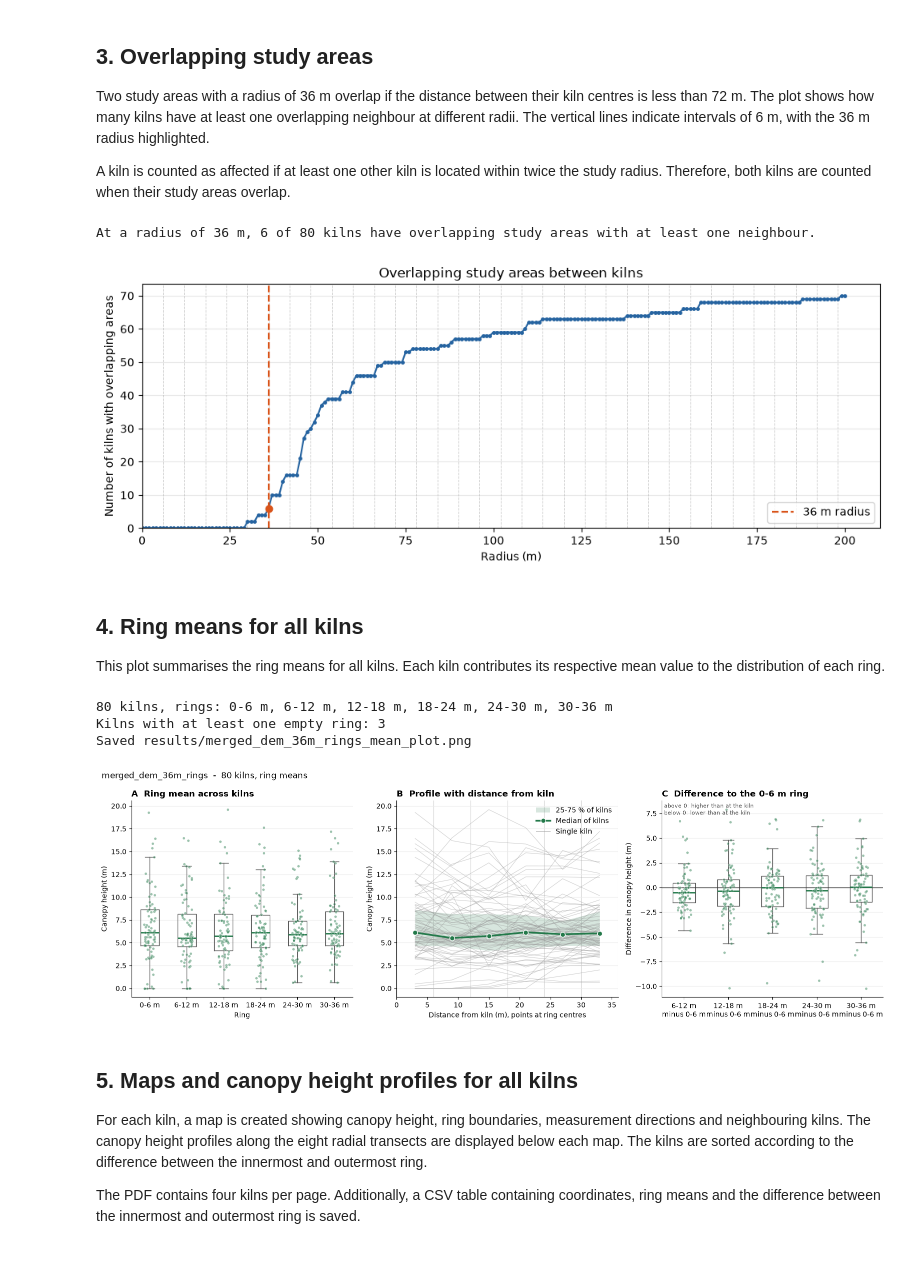
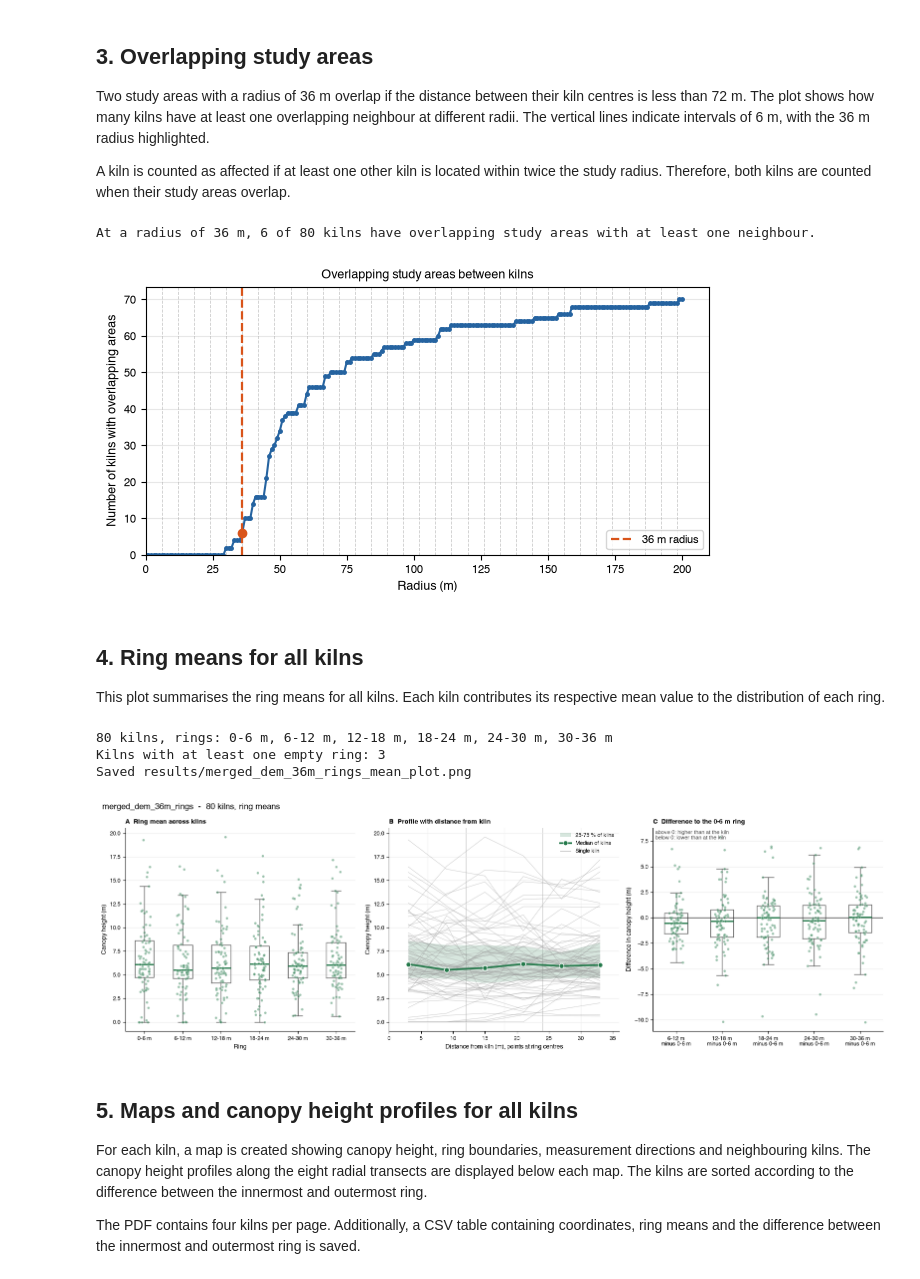
Before and after one commit to fabianott/GEO-715-Project, a Jupyter notebook: new testfolder/kiln_visualisation.ipynb, the cells around one changed output. Saved outputs shown, nothing was run; the diff lists cells and outputs as text; code cells hidden in the pictures.

```diff
--- a/new testfolder/kiln_visualisation.ipynb
+++ b/new testfolder/kiln_visualisation.ipynb
@@ -64,6 +64,18 @@ COLSCHEME = {
 }
 
 Path(BASE["out_dir"]).mkdir(exist_ok=True)
+
+plt.rcParams.update({
+    "font.family": "sans-serif",
+    "font.sans-serif": ["Helvetica", "Arial", "DejaVu Sans"],
+    "pdf.fonttype": 42,
+    "font.size": 9,
+    "axes.labelsize": 9,
+    "axes.titlesize": 9,
+    "xtick.labelsize": 8,
+    "ytick.labelsize": 8,
+    "legend.fontsize": 8,
+})
 # %% [markdown]
 ## 2. Ring analysis: 0–36 m
 
@@ -164,36 +176,36 @@ nearest_neighbour = distances.min(axis=1)
 
 radii = np.arange(0, 201)
 overlap_counts = np.array([(nearest_neighbour < 2 * radius).sum() for radius in radii])
 
 count_36m = int((nearest_neighbour < 72).sum())
 print(f"At a radius of 36 m, {count_36m} of {len(kilns)} kilns have overlapping study areas with at least one neighbour.")
 
-fig, ax = plt.subplots(figsize=(10, 4))
+fig, ax = plt.subplots(figsize=(6.3, 3.5))
 
 ax.plot(radii, overlap_counts, color=COLSCHEME["smoke"][2],
         marker="o", markersize=2.5)
 
 for radius in range(6, 201, 6):
     ax.axvline(radius, color="0.8", linestyle="--", linewidth=0.6, zorder=0)
 
 ax.axvline(36, color=COLSCHEME["ember"][2], linestyle="--", linewidth=1.6,
            label="36 m radius")
 
 ax.scatter([36], [count_36m], color=COLSCHEME["ember"][2], zorder=3)
 
 ax.set_xlabel("Radius (m)")
 ax.set_ylabel("Number of kilns with overlapping areas")
 ax.set_title("Overlapping study areas between kilns")
 ax.set_xlim(left=0)
 ax.set_ylim(bottom=0)
 ax.grid(axis="y", alpha=0.3)
 ax.legend()
 fig.tight_layout()
-fig.savefig("results/kiln_overlapping_areas_36m.png", dpi=300, bbox_inches="tight")
+fig.savefig("results/kiln_overlapping_areas_36m.png", dpi=300)
 plt.show()
 # %% [output]
 At a radius of 36 m, 6 of 80 kilns have overlapping study areas with at least one neighbour.
-[figure, old version]
+[figure, new version]
 # %% [markdown]
 ## 4. Ring means for all kilns
 
@@ -209,7 +221,7 @@ fig = plot_kiln_rings({
 80 kilns, rings: 0-6 m, 6-12 m, 12-18 m, 18-24 m, 24-30 m, 30-36 m
 Kilns with at least one empty ring: 3
 Saved results/merged_dem_36m_rings_mean_plot.png
-[figure, old version]
+[figure, new version]
 # %% [markdown]
 ## 5. Maps and canopy height profiles for all kilns
 
```
Also changed, not shown: parts of 3 cells of this notebook, 8 other files.
